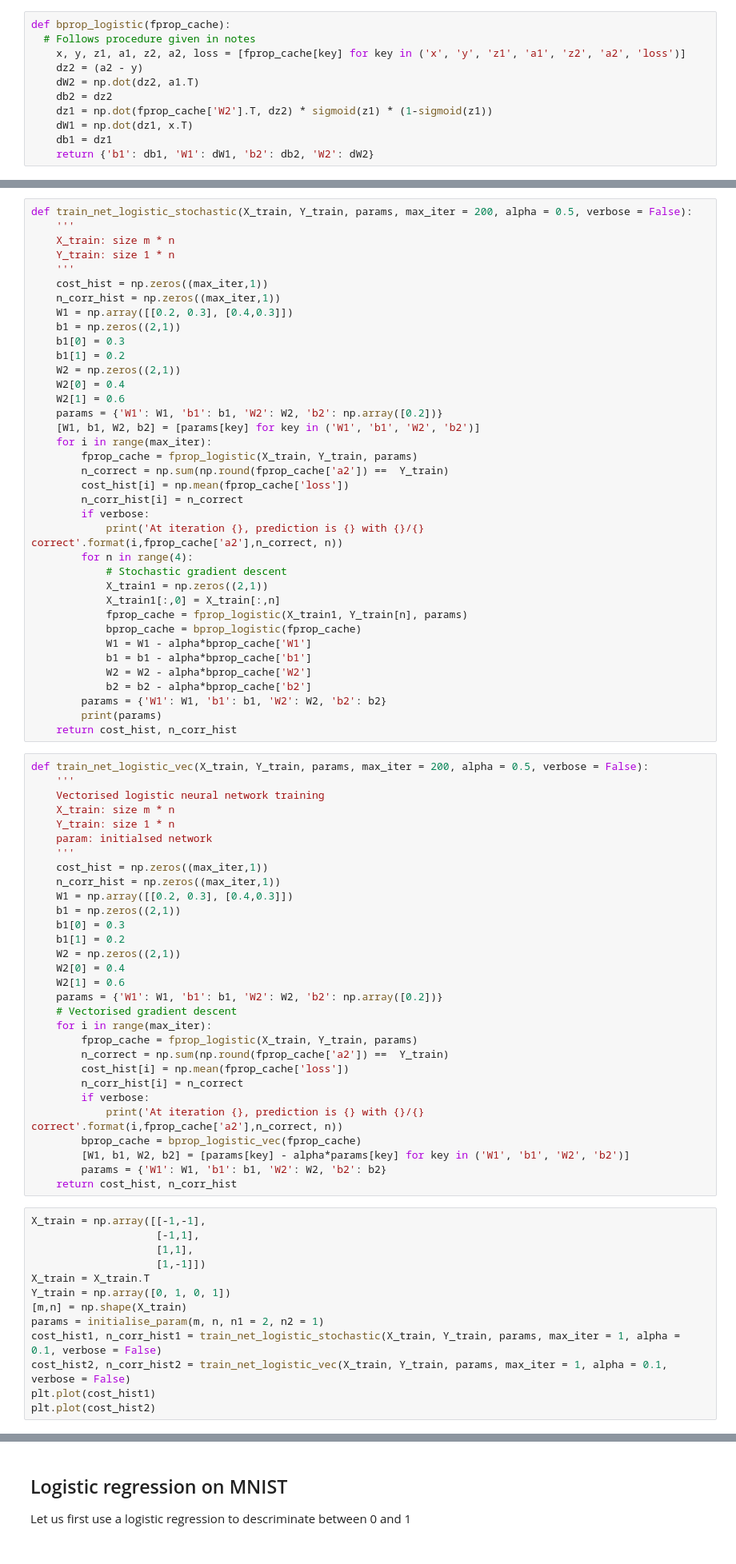
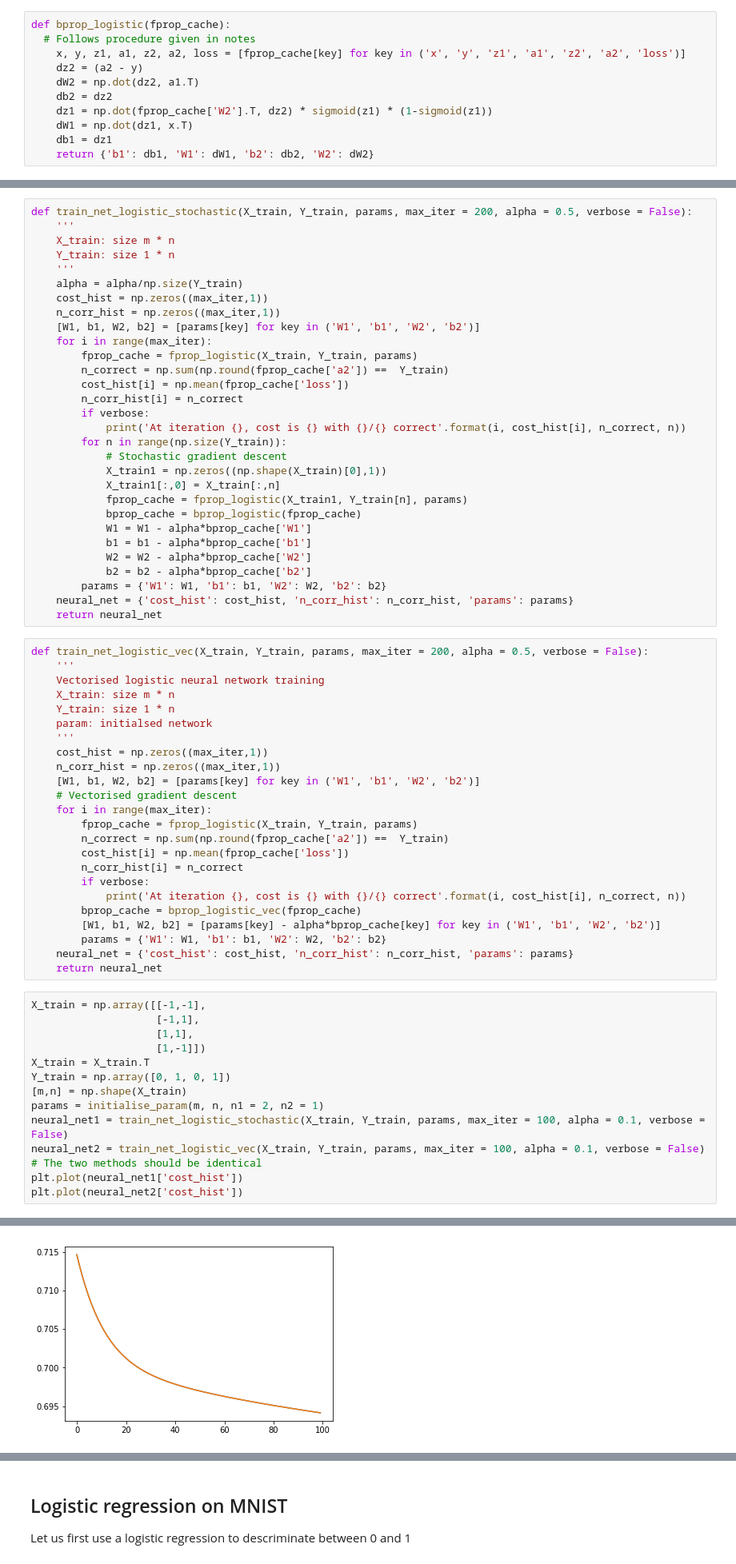
Before and after one commit to meichen91/MachineLearning-Snippets, a Jupyter notebook: Week1/NeuralNet_2Layer.ipynb, the cells around one changed output, grey strips where cells are left out. Shown: that part at 80% size. Drawn from its saved outputs; the diff is of its cells as text.

```diff
--- a/Week1/NeuralNet_2Layer.ipynb
+++ b/Week1/NeuralNet_2Layer.ipynb
@@ -156,16 +160,9 @@ def train_net_logistic_stochastic(X_train, Y_train, params, max_iter = 200, alph
     X_train: size m * n
     Y_train: size 1 * n
     '''
+    alpha = alpha/np.size(Y_train)
     cost_hist = np.zeros((max_iter,1))
     n_corr_hist = np.zeros((max_iter,1))
-    W1 = np.array([[0.2, 0.3], [0.4,0.3]])
-    b1 = np.zeros((2,1))
-    b1[0] = 0.3
-    b1[1] = 0.2
-    W2 = np.zeros((2,1))
-    W2[0] = 0.4
-    W2[1] = 0.6
-    params = {'W1': W1, 'b1': b1, 'W2': W2, 'b2': np.array([0.2])}
     [W1, b1, W2, b2] = [params[key] for key in ('W1', 'b1', 'W2', 'b2')]
     for i in range(max_iter):
         fprop_cache = fprop_logistic(X_train, Y_train, params)
@@ -173,10 +170,10 @@ def train_net_logistic_stochastic(X_train, Y_train, params, max_iter = 200, alph
         cost_hist[i] = np.mean(fprop_cache['loss'])
         n_corr_hist[i] = n_correct
         if verbose:
-            print('At iteration {}, prediction is {} with {}/{} correct'.format(i,fprop_cache['a2'],n_correct, n))
-        for n in range(4):
+            print('At iteration {}, cost is {} with {}/{} correct'.format(i, cost_hist[i], n_correct, n))
+        for n in range(np.size(Y_train)):
             # Stochastic gradient descent
-            X_train1 = np.zeros((2,1))
+            X_train1 = np.zeros((np.shape(X_train)[0],1))
             X_train1[:,0] = X_train[:,n]
             fprop_cache = fprop_logistic(X_train1, Y_train[n], params)
             bprop_cache = bprop_logistic(fprop_cache)
@@ -185,8 +182,8 @@ def train_net_logistic_stochastic(X_train, Y_train, params, max_iter = 200, alph
             W2 = W2 - alpha*bprop_cache['W2']
             b2 = b2 - alpha*bprop_cache['b2']
         params = {'W1': W1, 'b1': b1, 'W2': W2, 'b2': b2}
-        print(params)
-    return cost_hist, n_corr_hist
+    neural_net = {'cost_hist': cost_hist, 'n_corr_hist': n_corr_hist, 'params': params}
+    return neural_net
 # %%
 def train_net_logistic_vec(X_train, Y_train, params, max_iter = 200, alpha = 0.5, verbose = False):
     '''
@@ -197,14 +194,7 @@ def train_net_logistic_vec(X_train, Y_train, params, max_iter = 200, alpha = 0.5
     '''
     cost_hist = np.zeros((max_iter,1))
     n_corr_hist = np.zeros((max_iter,1))
-    W1 = np.array([[0.2, 0.3], [0.4,0.3]])
-    b1 = np.zeros((2,1))
-    b1[0] = 0.3
-    b1[1] = 0.2
-    W2 = np.zeros((2,1))
-    W2[0] = 0.4
-    W2[1] = 0.6
-    params = {'W1': W1, 'b1': b1, 'W2': W2, 'b2': np.array([0.2])}
+    [W1, b1, W2, b2] = [params[key] for key in ('W1', 'b1', 'W2', 'b2')]
     # Vectorised gradient descent
     for i in range(max_iter):
         fprop_cache = fprop_logistic(X_train, Y_train, params)
@@ -212,11 +202,12 @@ def train_net_logistic_vec(X_train, Y_train, params, max_iter = 200, alpha = 0.5
         cost_hist[i] = np.mean(fprop_cache['loss'])
         n_corr_hist[i] = n_correct
         if verbose:
-            print('At iteration {}, prediction is {} with {}/{} correct'.format(i,fprop_cache['a2'],n_correct, n))
+            print('At iteration {}, cost is {} with {}/{} correct'.format(i, cost_hist[i], n_correct, n))
         bprop_cache = bprop_logistic_vec(fprop_cache)
-        [W1, b1, W2, b2] = [params[key] - alpha*params[key] for key in ('W1', 'b1', 'W2', 'b2')]
+        [W1, b1, W2, b2] = [params[key] - alpha*bprop_cache[key] for key in ('W1', 'b1', 'W2', 'b2')]
         params = {'W1': W1, 'b1': b1, 'W2': W2, 'b2': b2}
-    return cost_hist, n_corr_hist
+    neural_net = {'cost_hist': cost_hist, 'n_corr_hist': n_corr_hist, 'params': params}
+    return neural_net
 # %%
 X_train = np.array([[-1,-1],
                     [-1,1],
@@ -226,8 +217,9 @@ X_train = X_train.T
 Y_train = np.array([0, 1, 0, 1])
 [m,n] = np.shape(X_train)
 params = initialise_param(m, n, n1 = 2, n2 = 1)
-cost_hist1, n_corr_hist1 = train_net_logistic_stochastic(X_train, Y_train, params, max_iter = 1, alpha = 0.1, verbose = False)
-cost_hist2, n_corr_hist2 = train_net_logistic_vec(X_train, Y_train, params, max_iter = 1, alpha = 0.1, verbose = False)
-plt.plot(cost_hist1)
-plt.plot(cost_hist2)
+neural_net1 = train_net_logistic_stochastic(X_train, Y_train, params, max_iter = 100, alpha = 0.1, verbose = False)
+neural_net2 = train_net_logistic_vec(X_train, Y_train, params, max_iter = 100, alpha = 0.1, verbose = False)
+# The two methods should be identical
+plt.plot(neural_net1['cost_hist'])
+plt.plot(neural_net2['cost_hist'])
 # %% [output]
@@ -234,0 +227 @@ ValueError: shapes (2,1) and (2,4) not aligned: 1 (dim 1) != 2 (dim 0)
+[figure, added]
```
Also changed, not shown: parts of 16 cells of this notebook, 1 other file.
